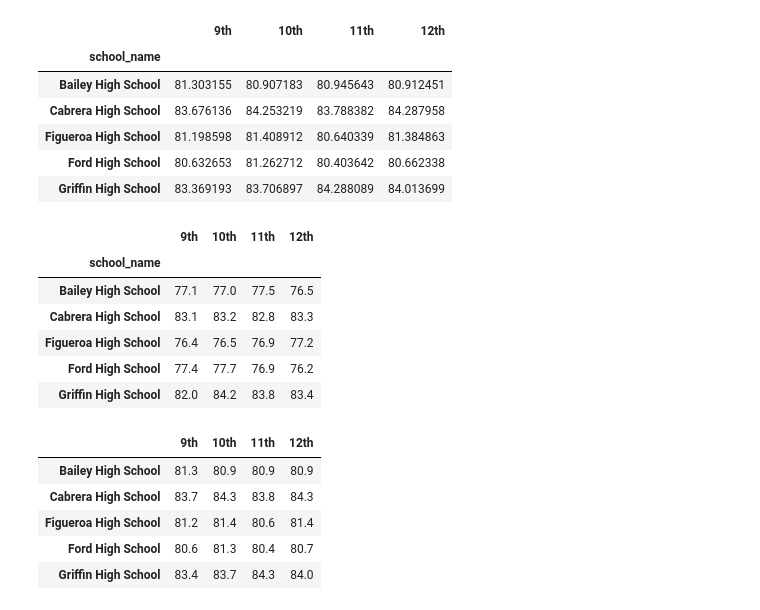
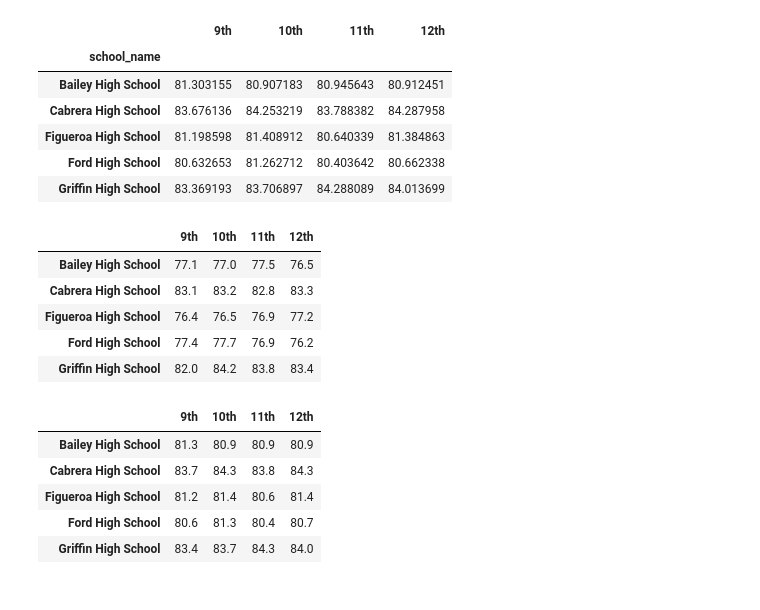
Before and after one commit to cmanwaring/School_District_Analysis, a Jupyter notebook: PyCitySchools.ipynb, the cells around one changed output. Cells and saved outputs as stored; diff of their text form; code cells hidden in the pictures.

```diff
--- a/PyCitySchools.ipynb
+++ b/PyCitySchools.ipynb
@@ -879,13 +881,12 @@ math_scores_by_grade["11th"] = math_scores_by_grade["11th"].map("{:.1f}".format)
 # Format 12th grade.
 math_scores_by_grade["12th"] = math_scores_by_grade["12th"].map("{:.1f}".format)
 # %%
-  # Remove the index name.
-reading_scores_by_grade.index.name = None
-  # Display the data frame.
-    math_scores_by_grade.head()
+# Remove the index name.
+math_scores_by_grade.index.name = None
+# Display the data frame.
+math_scores_by_grade.head()
 # %% [output]
 |  | 9th | 10th | 11th | 12th |
-| school_name |  |  |  |  |
 | Bailey High School | 77.1 | 77.0 | 77.5 | 76.5 |
 | Cabrera High School | 83.1 | 83.2 | 82.8 | 83.3 |
 | Figueroa High School | 76.4 | 76.5 | 76.9 | 77.2 |
```
Also changed, not shown: parts of 15 cells of this notebook.
